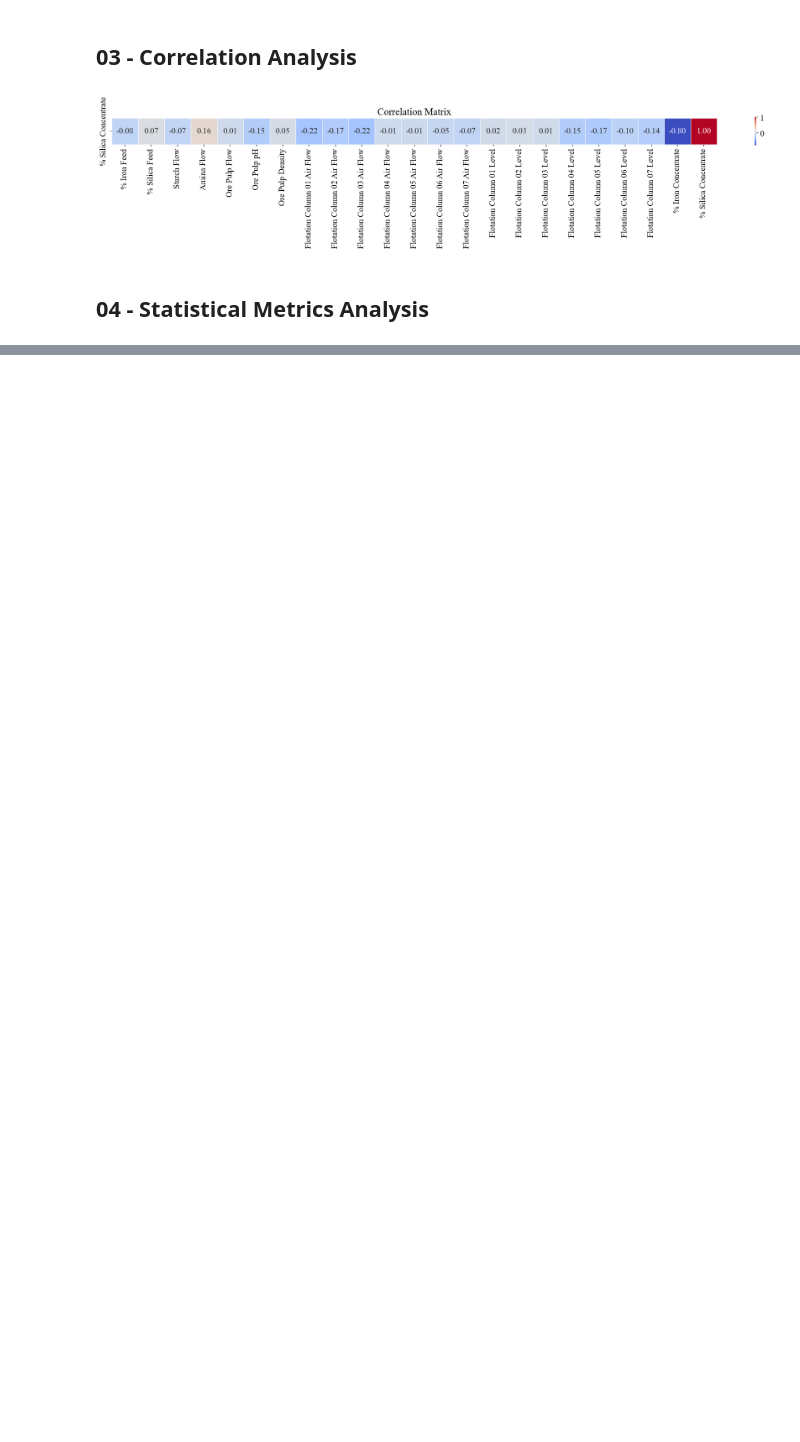
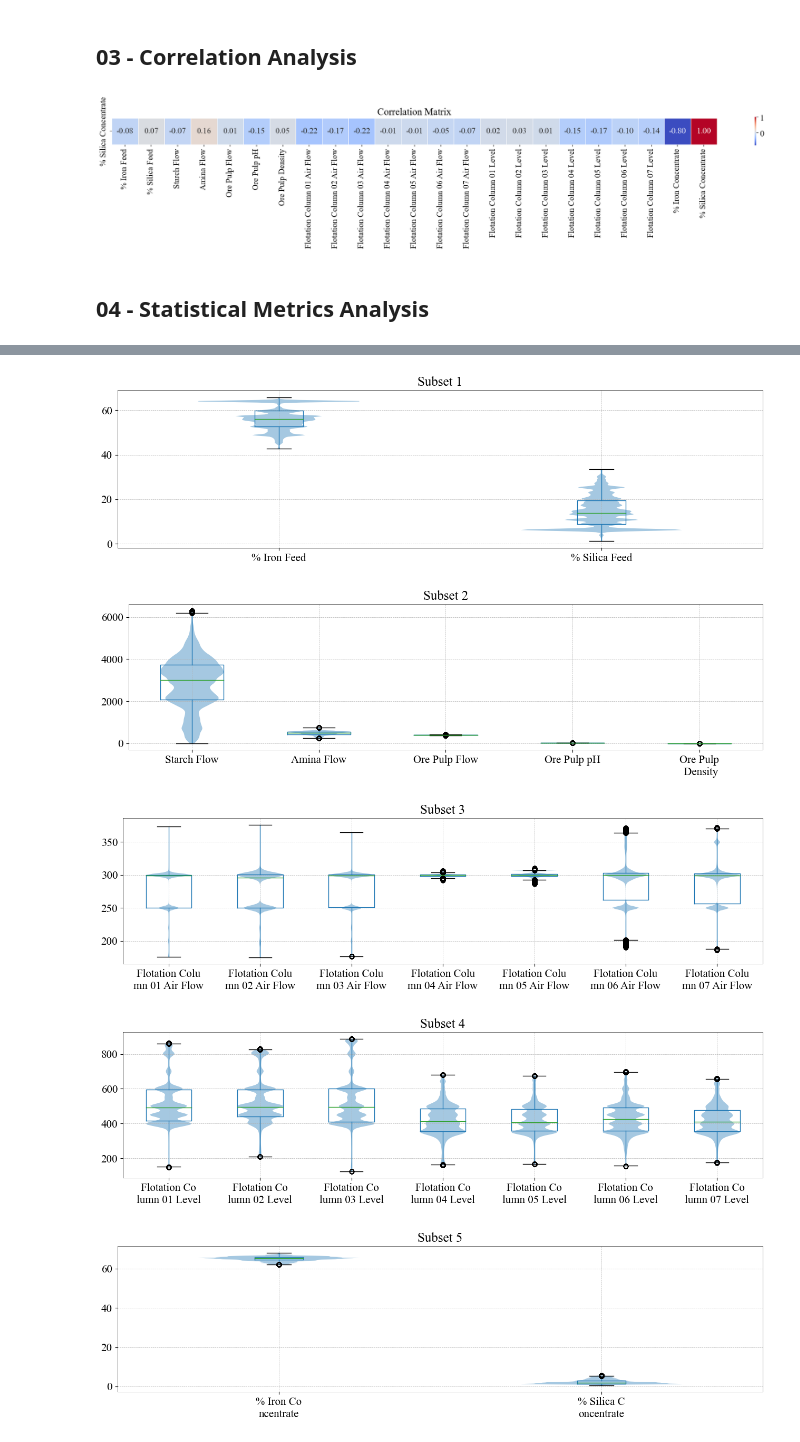
Before and after one commit to PauloCasmal/data-mining-study, a Jupyter notebook: EDA-mining.ipynb, the cells around one changed output, grey strips where cells are left out. Drawn from its saved outputs; the diff is of its cells as text; code cells hidden in the pictures; blank space fills up the shorter version.

```diff
--- a/EDA-mining.ipynb
+++ b/EDA-mining.ipynb
@@ -56,3 +57,0 @@ df.head()
-# %%
-for ind, col in enumerate(df.columns):
-    print(ind, col)
@@ -232 +220,51 @@ plt.show()
+# %%
+df_01 = df.iloc[:, 0:2]
+df_02 = df.iloc[:, 2:7]
+df_03 = df.iloc[:, 7:14]
+df_04 = df.iloc[:, 14:21]
+df_05 = df.iloc[:, 21]
+df_06 = df.iloc[:, 22]
+
+dfs = [df_01, df_02, df_03, df_04, df_05, df_06]
+# %%
+def break_label(label, max_len=15):
+    if len(label) <= max_len:
+        return label
+    mid = len(label) // 2
+    return label[:mid] + '\n' + label[mid:]
+# %%
+for i, subset in enumerate(dfs):
+    plt.figure(figsize=(13, 4))
+
+    # Violinplot (fundo)
+    vp = plt.violinplot(
+        subset.values,
+        showmeans=False,
+        showmedians=False,
+        showextrema=False
+    )
+
+    for body in vp['bodies']:
+        body.set_alpha(0.4)
+
+    # Boxplot (frente)
+    subset.boxplot(rot=0)
+
+    # Quebra dos rótulos em duas linhas
+    labels = [break_label(col) for col in subset.columns]
+    plt.xticks(
+        range(1, len(labels) + 1),
+        labels,
+        rotation=0
+    )
+
+    plt.title(f'Subset {i+1}')
+    plt.tight_layout()
+    plt.show()
+# %% [output]
+[figure, added]
+[figure, added]
+[figure, added]
+[figure, added]
+[figure, added]
 # %% [markdown]
```
Also changed, not shown: parts of 17 cells of this notebook.
